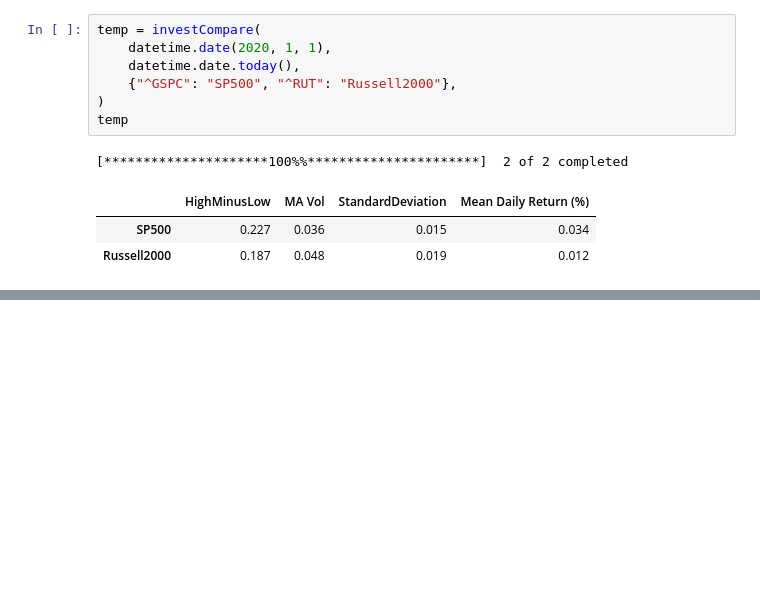
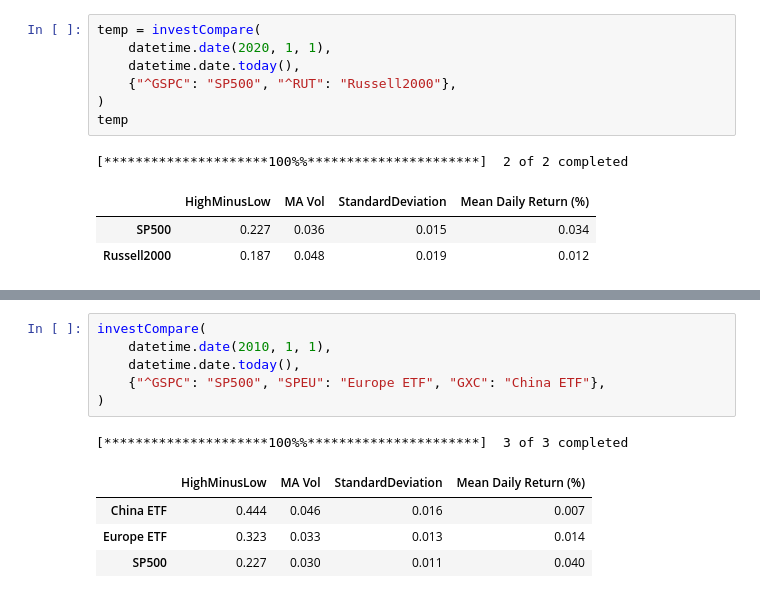
Before and after one commit to adevrent/wqu_mscfe, a Jupyter notebook: Financial Data/M2/L2.ipynb, the cells around one changed output, grey strips where cells are left out. Saved outputs shown, nothing was run; the diff lists cells and outputs as text; blank space fills up the shorter version.

```diff
--- a/Financial Data/M2/L2.ipynb
+++ b/Financial Data/M2/L2.ipynb
@@ -215,0 +252,12 @@ investCompare(
+# %%
+investCompare(
+    datetime.date(2010, 1, 1),
+    datetime.date.today(),
+    {"^GSPC": "SP500", "SPEU": "Europe ETF", "GXC": "China ETF"},
+)
+# %% [output]
+[*********************100%%**********************]  3 of 3 completed
+|  | HighMinusLow | MA Vol | StandardDeviation | Mean Daily Return (%) |
+| China ETF | 0.444 | 0.046 | 0.016 | 0.007 |
+| Europe ETF | 0.323 | 0.033 | 0.013 | 0.014 |
+| SP500 | 0.227 | 0.030 | 0.011 | 0.040 |
```
Also changed, not shown: parts of 4 cells of this notebook, 1 other file.
